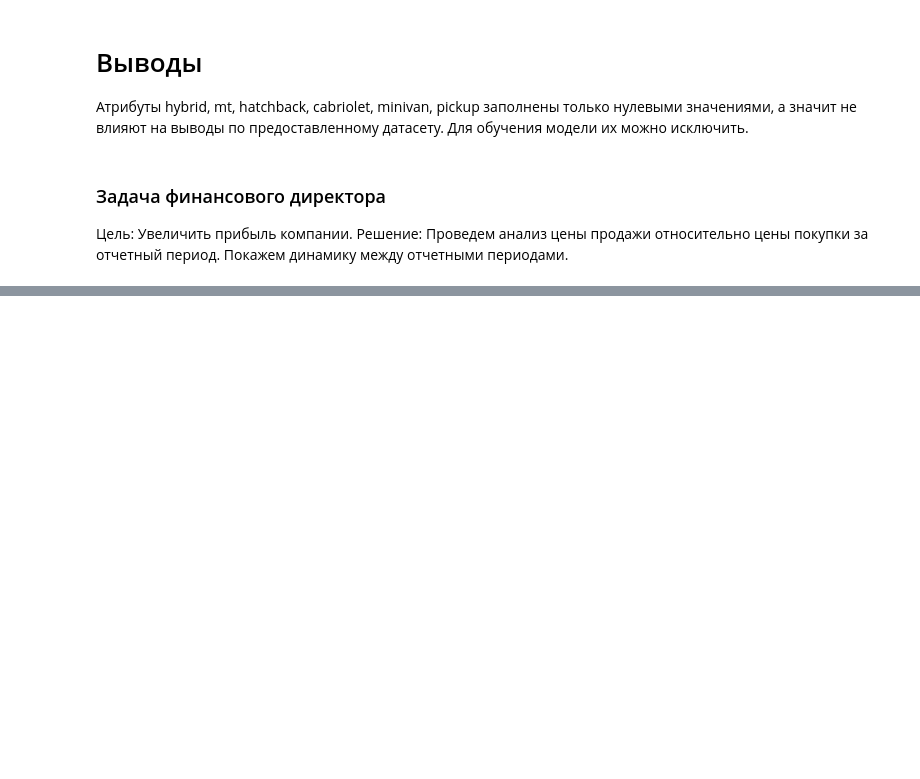
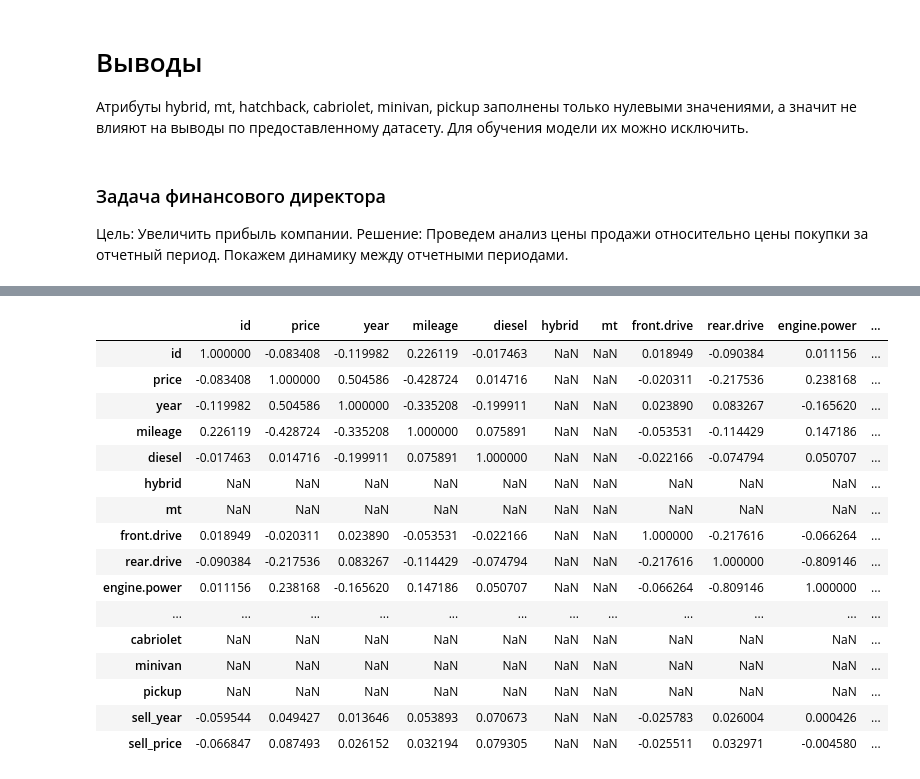
Before and after one commit to Primatochka/python_2020, a Jupyter notebook: diploma.ipynb, the cells around one changed output, grey strips where cells are left out. Cells and saved outputs as stored; diff of their text form; code cells hidden in the pictures; blank space fills up the shorter version.

```diff
--- a/diploma.ipynb
+++ b/diploma.ipynb
@@ -92,0 +118,20 @@ plt.show()
+# %%
+df_car.corr()
+# %% [output]
+|  | id | price | year | mileage | diesel | hybrid | mt | front.drive | rear.drive | engine.power | ... |
+| id | 1.000000 | -0.083408 | -0.119982 | 0.226119 | -0.017463 | NaN | NaN | 0.018949 | -0.090384 | 0.011156 | ... |
+| price | -0.083408 | 1.000000 | 0.504586 | -0.428724 | 0.014716 | NaN | NaN | -0.020311 | -0.217536 | 0.238168 | ... |
+| year | -0.119982 | 0.504586 | 1.000000 | -0.335208 | -0.199911 | NaN | NaN | 0.023890 | 0.083267 | -0.165620 | ... |
+| mileage | 0.226119 | -0.428724 | -0.335208 | 1.000000 | 0.075891 | NaN | NaN | -0.053531 | -0.114429 | 0.147186 | ... |
+| diesel | -0.017463 | 0.014716 | -0.199911 | 0.075891 | 1.000000 | NaN | NaN | -0.022166 | -0.074794 | 0.050707 | ... |
+| hybrid | NaN | NaN | NaN | NaN | NaN | NaN | NaN | NaN | NaN | NaN | ... |
+| mt | NaN | NaN | NaN | NaN | NaN | NaN | NaN | NaN | NaN | NaN | ... |
+| front.drive | 0.018949 | -0.020311 | 0.023890 | -0.053531 | -0.022166 | NaN | NaN | 1.000000 | -0.217616 | -0.066264 | ... |
+| rear.drive | -0.090384 | -0.217536 | 0.083267 | -0.114429 | -0.074794 | NaN | NaN | -0.217616 | 1.000000 | -0.809146 | ... |
+| engine.power | 0.011156 | 0.238168 | -0.165620 | 0.147186 | 0.050707 | NaN | NaN | -0.066264 | -0.809146 | 1.000000 | ... |
+| ... | ... | ... | ... | ... | ... | ... | ... | ... | ... | ... | ... |
+| cabriolet | NaN | NaN | NaN | NaN | NaN | NaN | NaN | NaN | NaN | NaN | ... |
+| minivan | NaN | NaN | NaN | NaN | NaN | NaN | NaN | NaN | NaN | NaN | ... |
+| pickup | NaN | NaN | NaN | NaN | NaN | NaN | NaN | NaN | NaN | NaN | ... |
+| sell_year | -0.059544 | 0.049427 | 0.013646 | 0.053893 | 0.070673 | NaN | NaN | -0.025783 | 0.026004 | 0.000426 | ... |
+| sell_price | -0.066847 | 0.087493 | 0.026152 | 0.032194 | 0.079305 | NaN | NaN | -0.025511 | 0.032971 | -0.004580 | ... |
```
Also changed, not shown: parts of 34 cells of this notebook.
